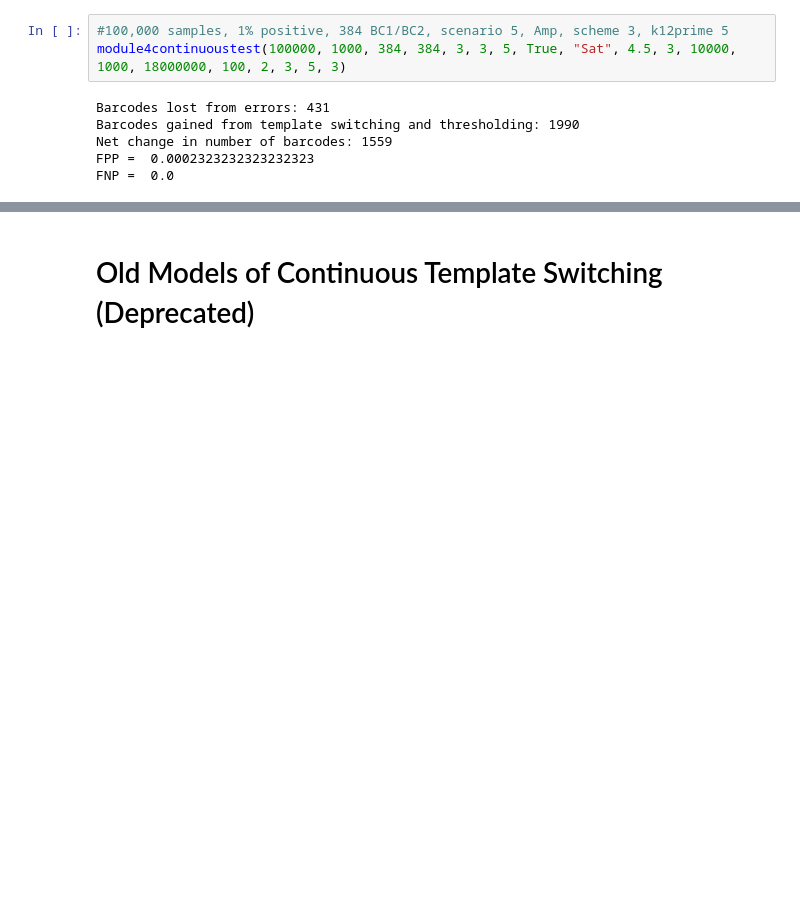
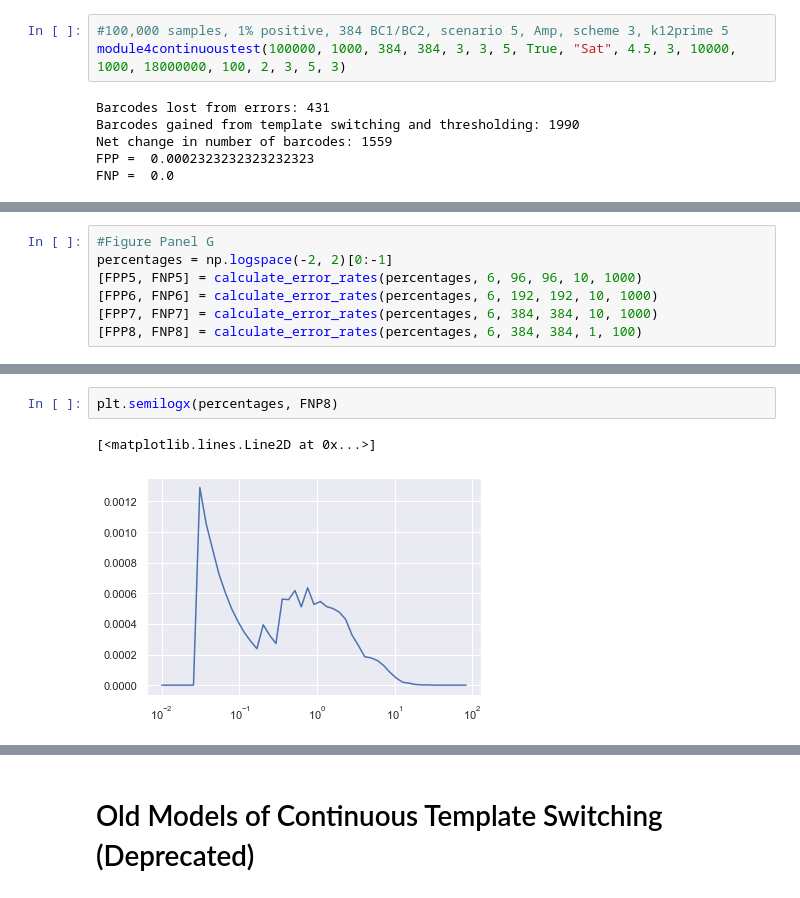
Before and after one commit to dbli2000/SARS-CoV2-Bloom-Filter, a Jupyter notebook: SARSCoV2barcoding v3.ipynb, the cells around one changed output, grey strips where cells are left out. Cells and saved outputs as stored; diff of their text form; blank space fills up the shorter version.

```diff
--- a/SARSCoV2barcoding v3.ipynb
+++ b/SARSCoV2barcoding v3.ipynb
@@ -1726,0 +1823,7 @@ FNP =  0.0
+# %%
+#Figure Panel G
+percentages = np.logspace(-2, 2)[0:-1]
+[FPP5, FNP5] = calculate_error_rates(percentages, 6, 96, 96, 10, 1000)
+[FPP6, FNP6] = calculate_error_rates(percentages, 6, 192, 192, 10, 1000)
+[FPP7, FNP7] = calculate_error_rates(percentages, 6, 384, 384, 10, 1000)
+[FPP8, FNP8] = calculate_error_rates(percentages, 6, 384, 384, 1, 100)
@@ -1726,0 +1838,5 @@ FNP =  0.0
+# %%
+plt.semilogx(percentages, FNP8)
+# %% [output]
+[<matplotlib.lines.Line2D at 0x...>]
+[figure, added]
```
Also changed, not shown: parts of 13 cells of this notebook.
